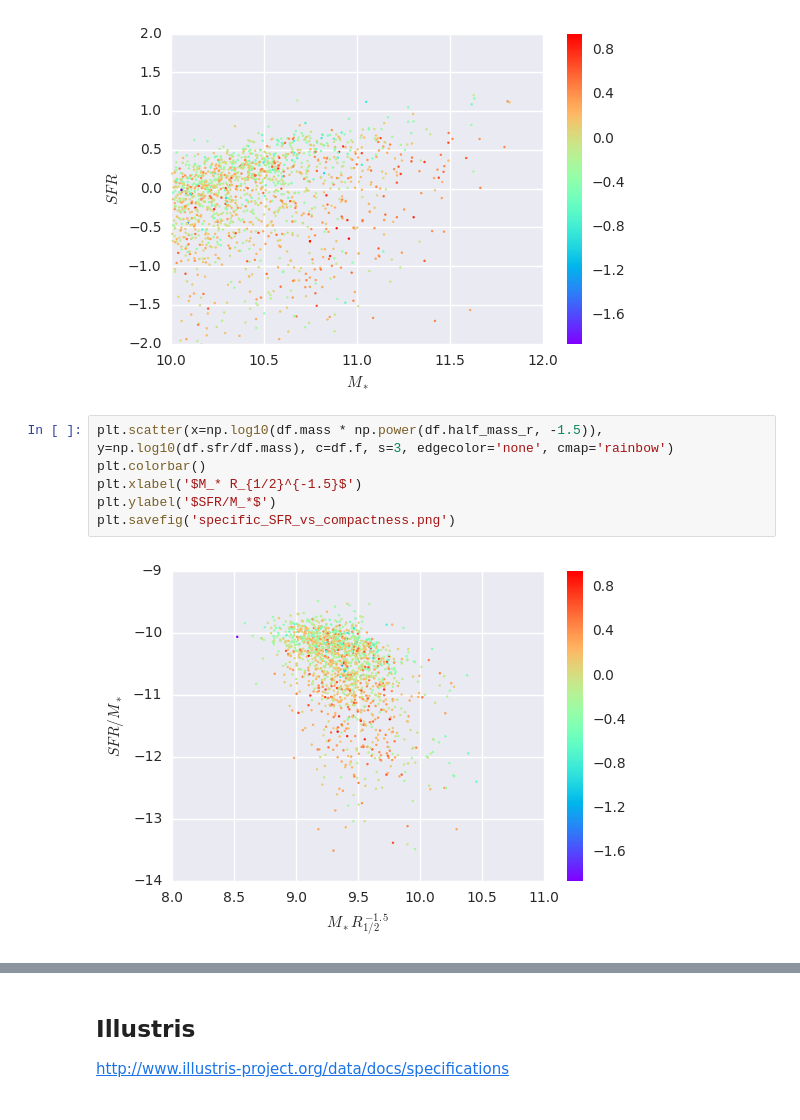
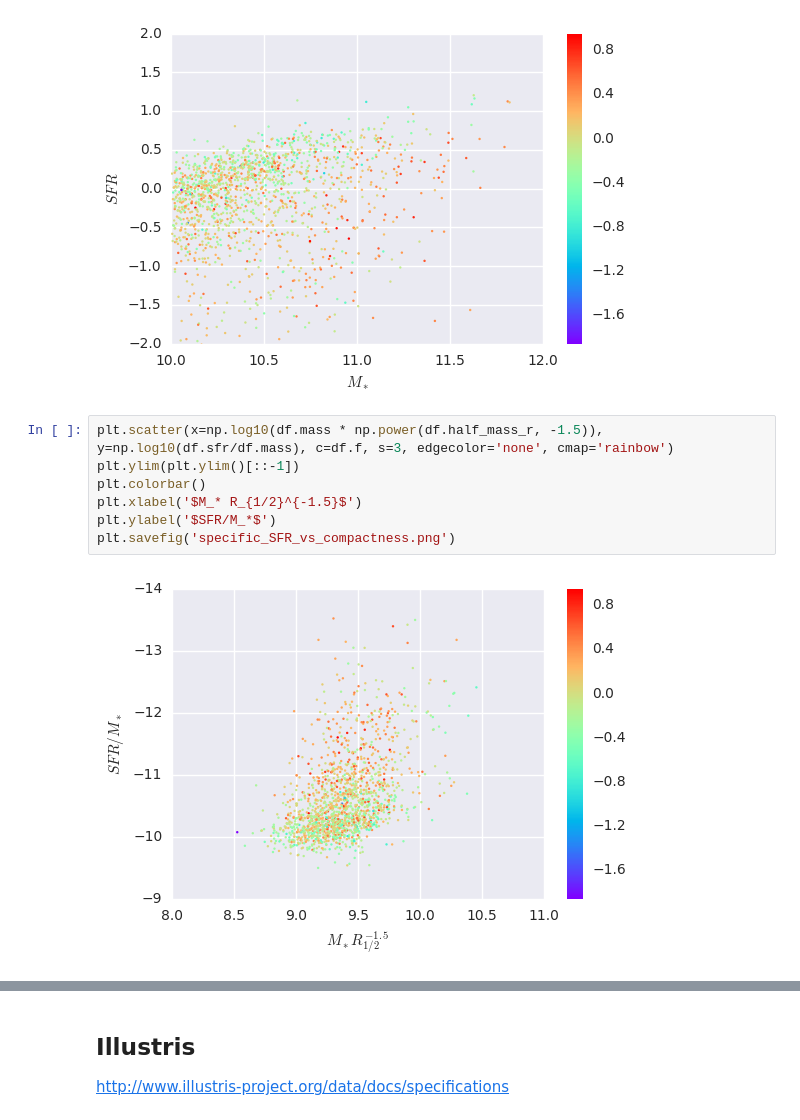
Before and after one commit to matiasbattocchia/ex_tesis, a Jupyter notebook: código/Morfologías.ipynb, the cells around one changed output, grey strips where cells are left out. Drawn from its saved outputs; the diff is of its cells as text.

```diff
--- a/código/Morfologías.ipynb
+++ b/código/Morfologías.ipynb
@@ -246,12 +245,13 @@ plt.savefig('SFR_vs_mass.png')
 [figure]
 # %%
 plt.scatter(x=np.log10(df.mass * np.power(df.half_mass_r, -1.5)), y=np.log10(df.sfr/df.mass), c=df.f, s=3, edgecolor='none', cmap='rainbow')
+plt.ylim(plt.ylim()[::-1])
 plt.colorbar()
 plt.xlabel('$M_* R_{1/2}^{-1.5}$')
 plt.ylabel('$SFR/M_*$')
 plt.savefig('specific_SFR_vs_compactness.png')
 # %% [output]
-[figure, old version]
+[figure, new version]
 # %% [markdown]
 Los datos que procesé son galaxias *face on* en filtro *R*. La idea es procesar otras orientaciones y otros filtros.
 * g_face
```
Also changed, not shown: parts of 5 cells of this notebook, 1 other file.
